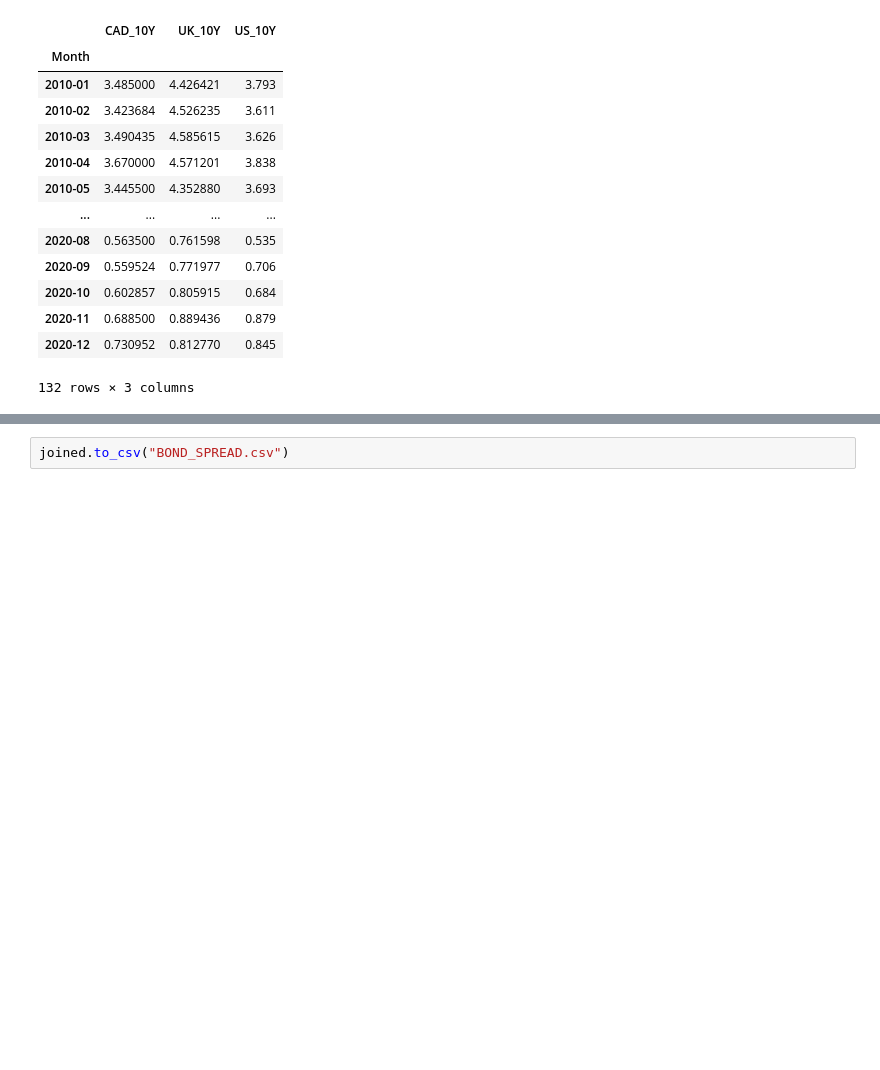
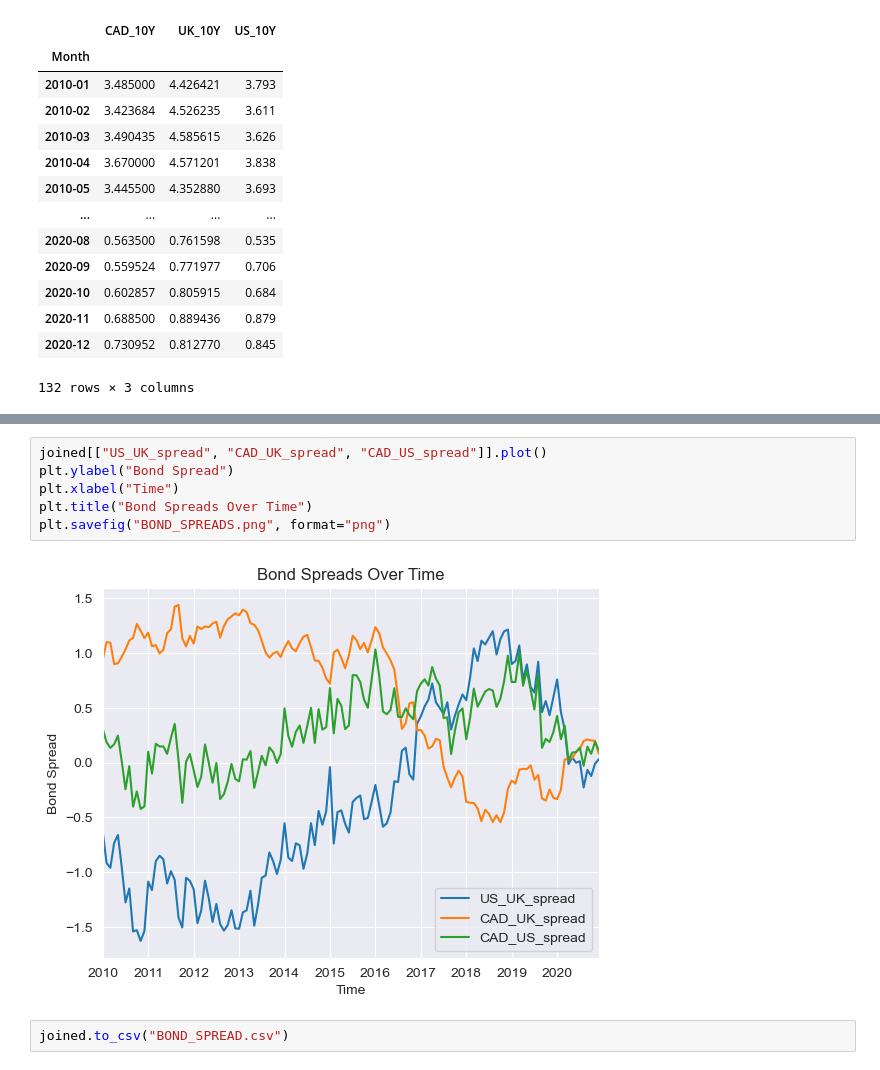
Before and after one commit to ramanthind02/MarketDataAnalysis, a Jupyter notebook: Correlations/bond_file_cleaning/bond_spread.ipynb, the cells around one changed output, grey strips where cells are left out. Saved outputs shown, nothing was run; the diff lists cells and outputs as text; blank space fills up the shorter version.

```diff
--- a/Correlations/bond_file_cleaning/bond_spread.ipynb
+++ b/Correlations/bond_file_cleaning/bond_spread.ipynb
@@ -149,2 +158,10 @@ joined
+# %%
+joined[["US_UK_spread", "CAD_UK_spread", "CAD_US_spread"]].plot()
+plt.ylabel("Bond Spread")
+plt.xlabel("Time")
+plt.title("Bond Spreads Over Time")
+plt.savefig("BOND_SPREADS.png", format="png")
+# %% [output]
+[figure, added]
 # %%
 joined.to_csv("BOND_SPREAD.csv")
```
Also changed, not shown: parts of 3 cells of this notebook, 5 other files.
